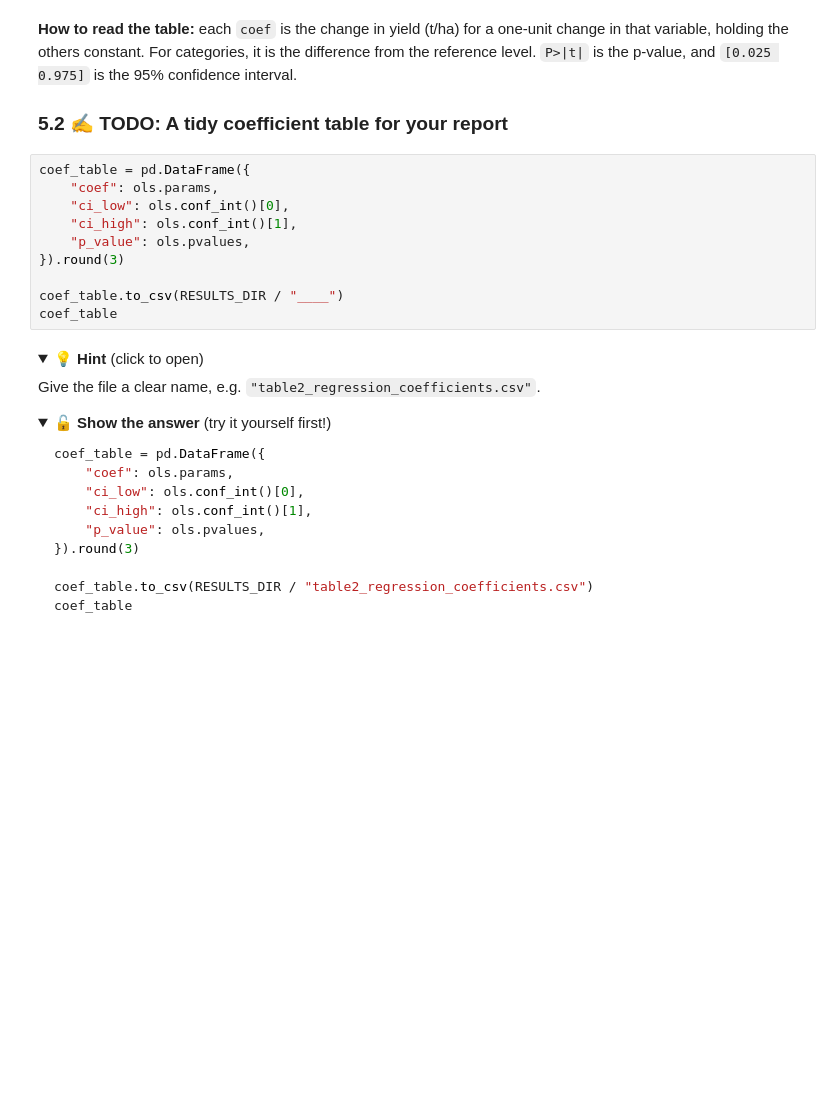
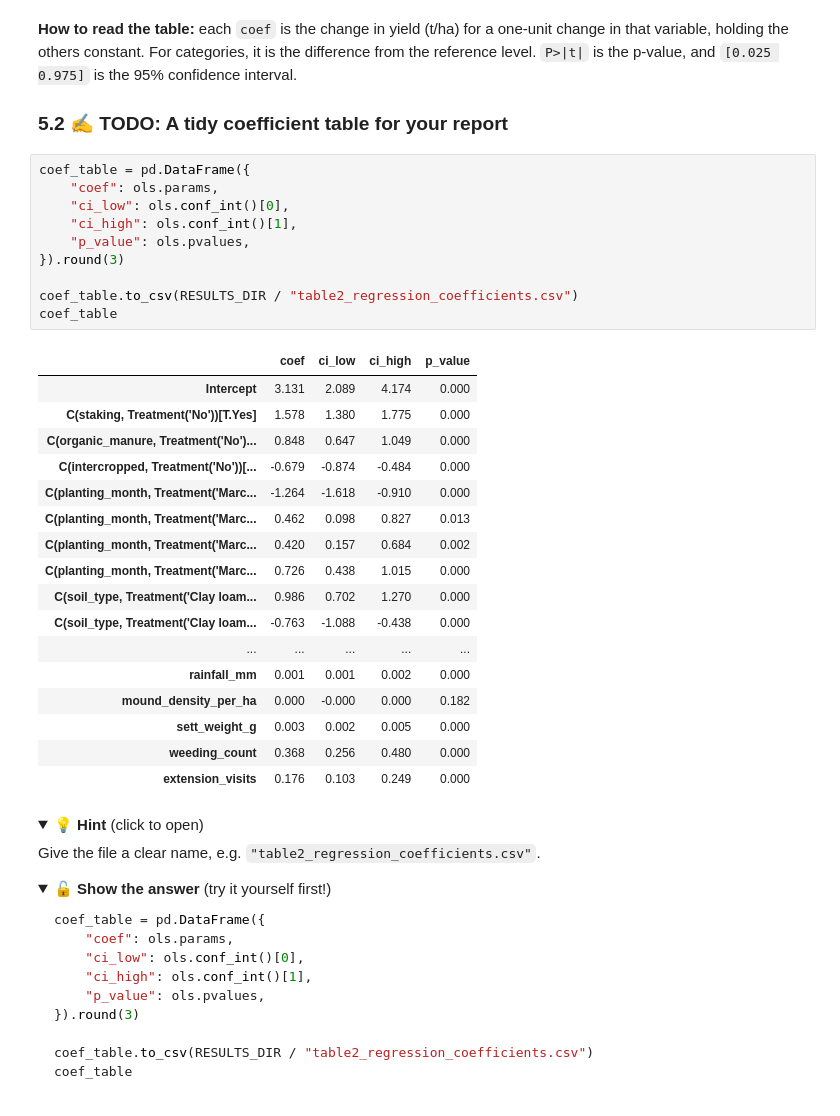
Before and after one commit to KevDes22/nsuk-ds-group-01, a Jupyter notebook: notebooks/group_project.ipynb, the cells around one changed output. Saved outputs shown, nothing was run; the diff lists cells and outputs as text; folded sections open; blank space fills up the shorter version.

```diff
--- a/notebooks/group_project.ipynb
+++ b/notebooks/group_project.ipynb
@@ -1328,13 +1404,31 @@ p-value, and `[0.025 0.975]` is the 95% confidence interval.
 # %%
 coef_table = pd.DataFrame({
     "coef": ols.params,
     "ci_low": ols.conf_int()[0],
     "ci_high": ols.conf_int()[1],
     "p_value": ols.pvalues,
 }).round(3)
 
-coef_table.to_csv(RESULTS_DIR / "____")
+coef_table.to_csv(RESULTS_DIR / "table2_regression_coefficients.csv")
 coef_table
+# %% [output]
+|  | coef | ci_low | ci_high | p_value |
+| Intercept | 3.131 | 2.089 | 4.174 | 0.000 |
+| C(staking, Treatment('No'))[T.Yes] | 1.578 | 1.380 | 1.775 | 0.000 |
+| C(organic_manure, Treatment('No')... | 0.848 | 0.647 | 1.049 | 0.000 |
+| C(intercropped, Treatment('No'))[... | -0.679 | -0.874 | -0.484 | 0.000 |
+| C(planting_month, Treatment('Marc... | -1.264 | -1.618 | -0.910 | 0.000 |
+| C(planting_month, Treatment('Marc... | 0.462 | 0.098 | 0.827 | 0.013 |
+| C(planting_month, Treatment('Marc... | 0.420 | 0.157 | 0.684 | 0.002 |
+| C(planting_month, Treatment('Marc... | 0.726 | 0.438 | 1.015 | 0.000 |
+| C(soil_type, Treatment('Clay loam... | 0.986 | 0.702 | 1.270 | 0.000 |
+| C(soil_type, Treatment('Clay loam... | -0.763 | -1.088 | -0.438 | 0.000 |
+| ... | ... | ... | ... | ... |
+| rainfall_mm | 0.001 | 0.001 | 0.002 | 0.000 |
+| mound_density_per_ha | 0.000 | -0.000 | 0.000 | 0.182 |
+| sett_weight_g | 0.003 | 0.002 | 0.005 | 0.000 |
+| weeding_count | 0.368 | 0.256 | 0.480 | 0.000 |
+| extension_visits | 0.176 | 0.103 | 0.249 | 0.000 |
 # %% [markdown]
 <details><summary>💡 <b>Hint</b> (click to open)</summary>
 
```
Also changed, not shown: parts of 20 cells of this notebook, 2 other files.
